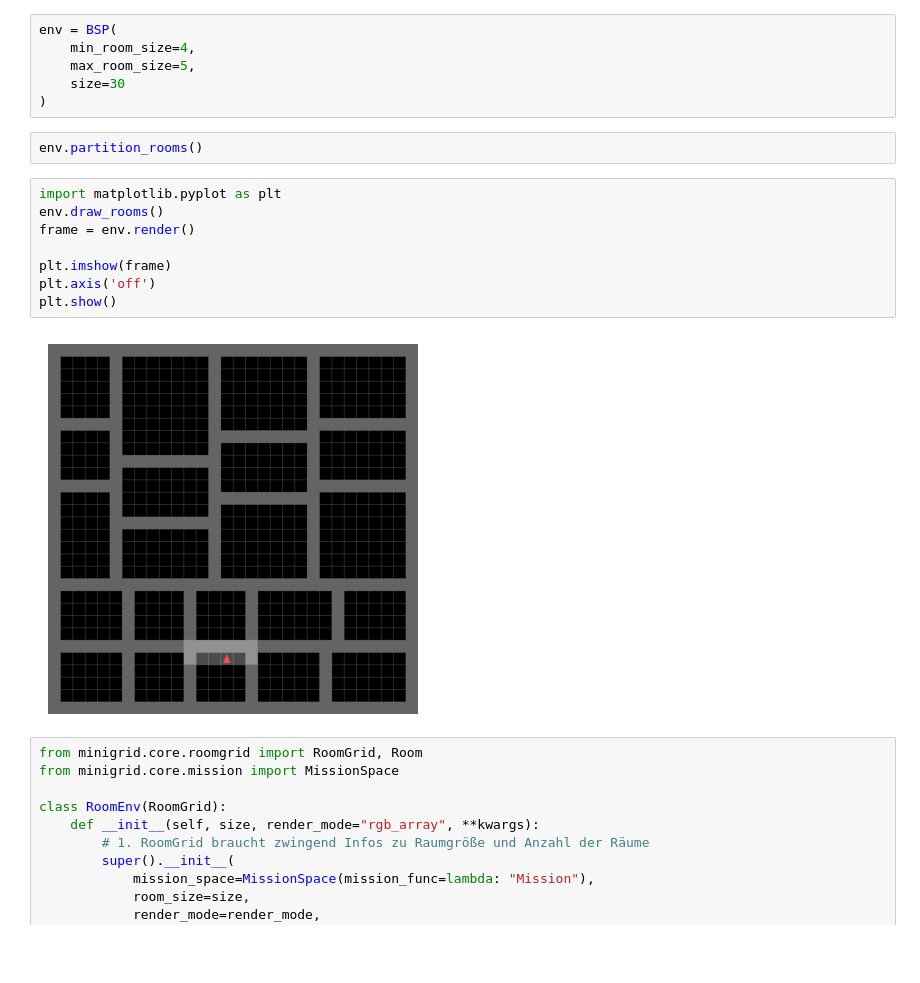
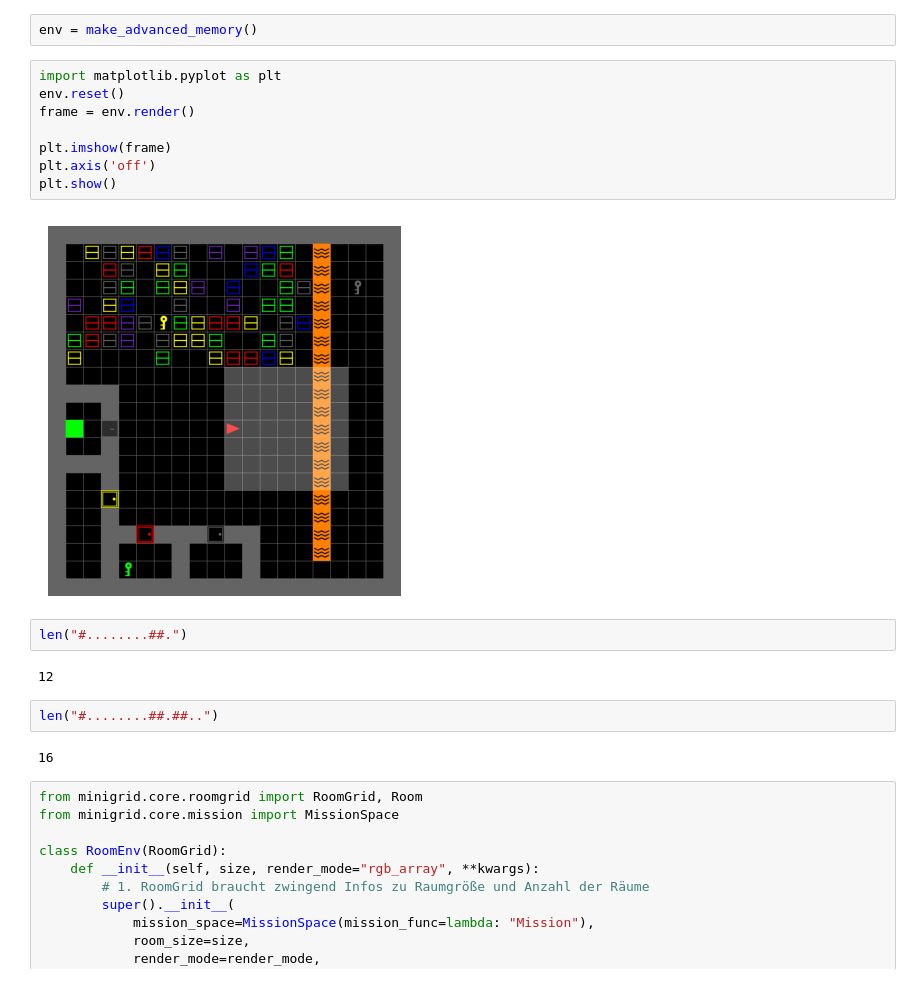
Before and after one commit to FelixDobro/Curriculum, a Jupyter notebook: test.ipynb, the cells around one changed output. Drawn from its saved outputs; the diff is of its cells as text; blank space fills up the shorter version.

```diff
--- a/test.ipynb
+++ b/test.ipynb
@@ -222,21 +786,23 @@ class BSP(MiniGridEnv):
-# %%
-env = BSP(
-    min_room_size=4,
-    max_room_size=5,
-    size=30
-)
-# %%
-env.partition_rooms()
+# %%
+env = make_advanced_memory()
 # %%
 import matplotlib.pyplot as plt
-env.draw_rooms()
+env.reset()
 frame = env.render()
 
 plt.imshow(frame)
 plt.axis('off')
 plt.show()
 # %% [output]
-[figure, old version]
+[figure, new version]
+# %%
+len("#........##.")
+# %% [output]
+12
+# %%
+len("#........##.##..")
+# %% [output]
+16
 # %%
 from minigrid.core.roomgrid import RoomGrid, Room
 from minigrid.core.mission import MissionSpace
```
Also changed, not shown: parts of 1 cell of this notebook, 6 other files.
